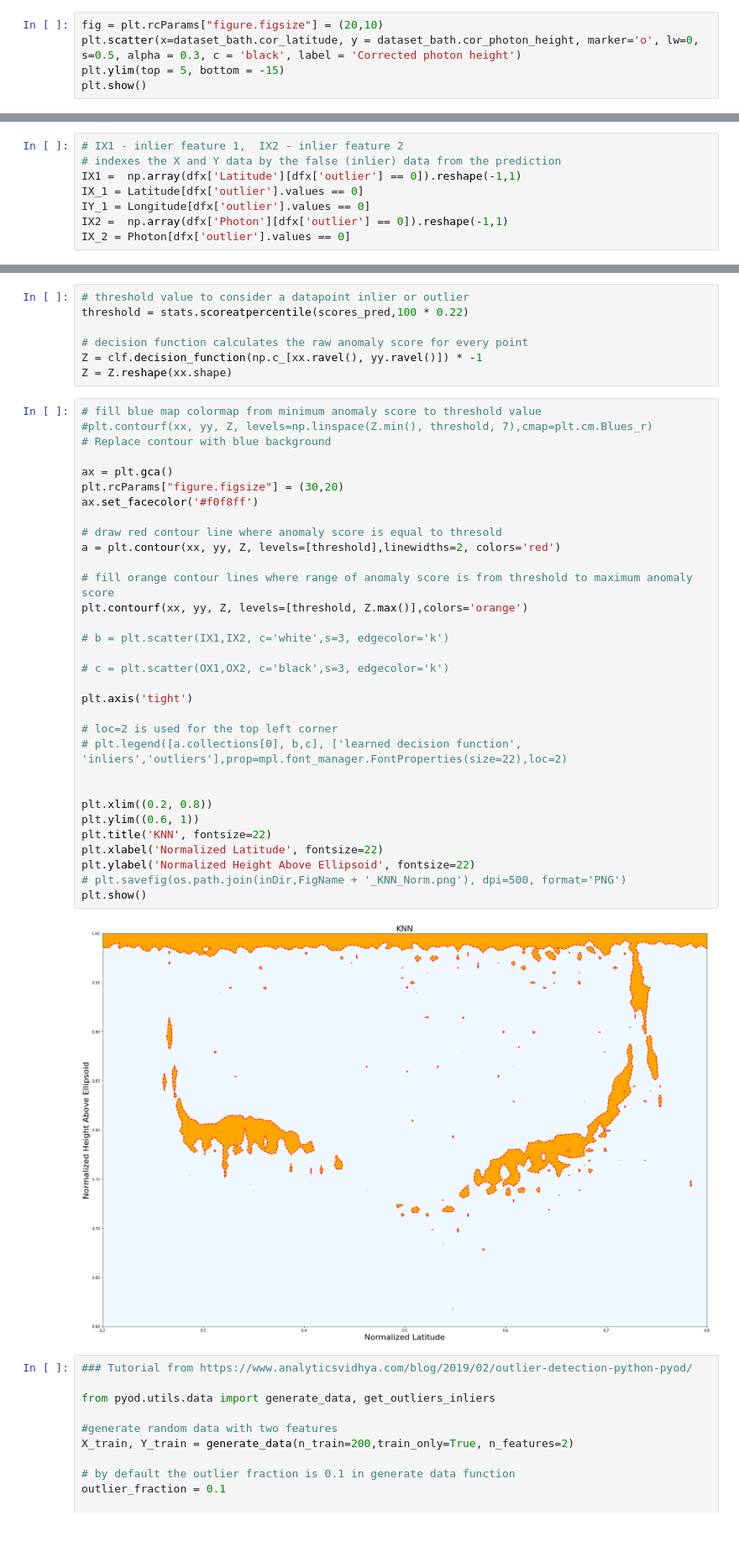
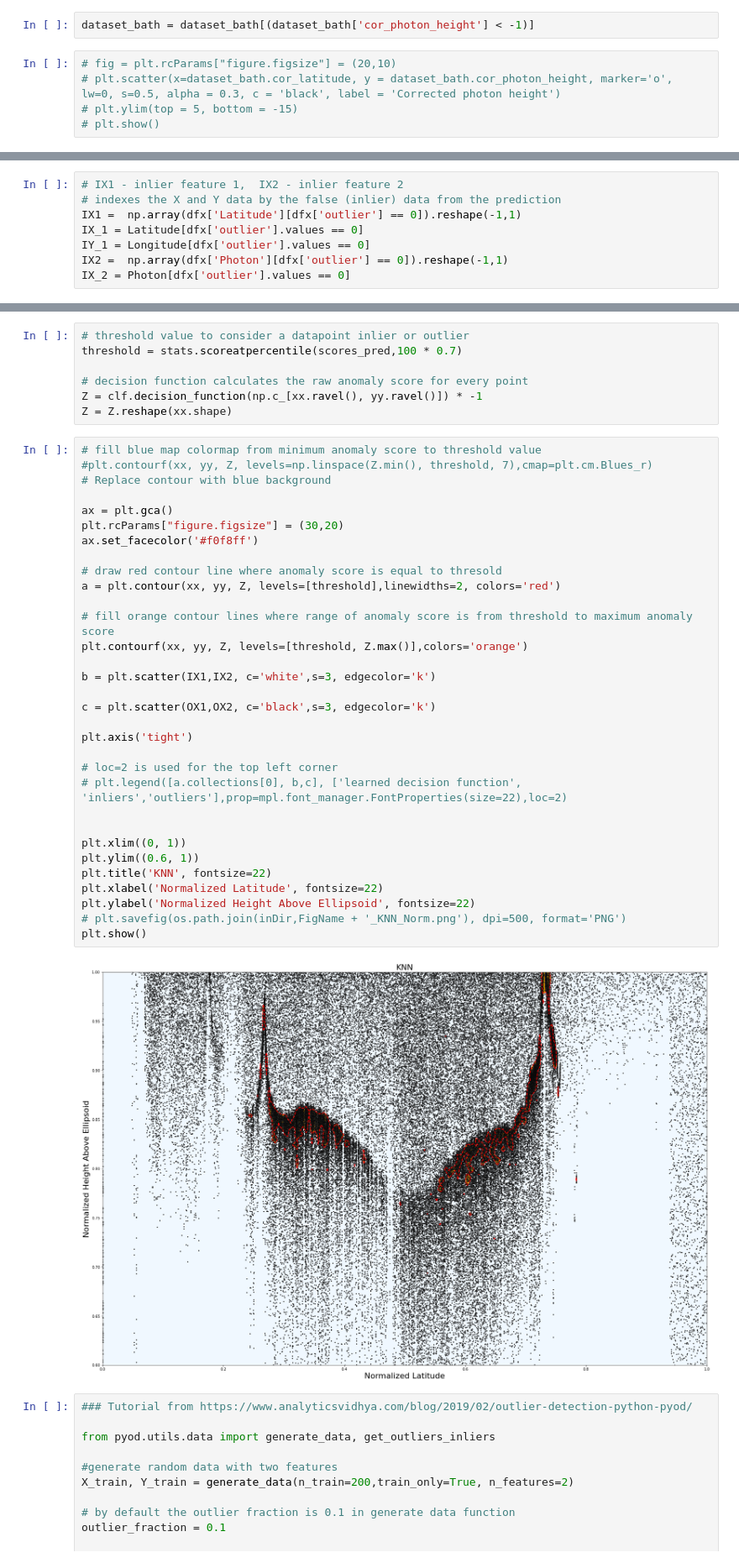
Before and after one commit to nmt28/C-SHELPh, a Jupyter notebook: 4.Bathymetry_modeling/pyod_bathy_model.ipynb, the cells around one changed output, grey strips where cells are left out. Shown at 84% size. Drawn from its saved outputs; the diff is of its cells as text; blank space fills up the shorter version.

```diff
--- a/4.Bathymetry_modeling/pyod_bathy_model.ipynb
+++ b/4.Bathymetry_modeling/pyod_bathy_model.ipynb
@@ -340,5 +324,7 @@ dataset_bath
+# %%
+dataset_bath = dataset_bath[(dataset_bath['cor_photon_height'] < -1)]
 # %%
-fig = plt.rcParams["figure.figsize"] = (20,10)
-plt.scatter(x=dataset_bath.cor_latitude, y = dataset_bath.cor_photon_height, marker='o', lw=0, s=0.5, alpha = 0.3, c = 'black', label = 'Corrected photon height')
-plt.ylim(top = 5, bottom = -15)
-plt.show()
+# fig = plt.rcParams["figure.figsize"] = (20,10)
+# plt.scatter(x=dataset_bath.cor_latitude, y = dataset_bath.cor_photon_height, marker='o', lw=0, s=0.5, alpha = 0.3, c = 'black', label = 'Corrected photon height')
+# plt.ylim(top = 5, bottom = -15)
+# plt.show()
@@ -425,6 +409,6 @@ OUTLIERS :  33085 INLIERS :  402780 KNN
 # %%
 # threshold value to consider a datapoint inlier or outlier
-threshold = stats.scoreatpercentile(scores_pred,100 * 0.22)
+threshold = stats.scoreatpercentile(scores_pred,100 * 0.7)
 
 # decision function calculates the raw anomaly score for every point
 Z = clf.decision_function(np.c_[xx.ravel(), yy.ravel()]) * -1
@@ -432,37 +416,37 @@ Z = Z.reshape(xx.shape)
 # %%
 # fill blue map colormap from minimum anomaly score to threshold value
 #plt.contourf(xx, yy, Z, levels=np.linspace(Z.min(), threshold, 7),cmap=plt.cm.Blues_r)
 # Replace contour with blue background
 
 ax = plt.gca()
 plt.rcParams["figure.figsize"] = (30,20)
 ax.set_facecolor('#f0f8ff')
 
 # draw red contour line where anomaly score is equal to thresold
 a = plt.contour(xx, yy, Z, levels=[threshold],linewidths=2, colors='red')
 
 # fill orange contour lines where range of anomaly score is from threshold to maximum anomaly score
 plt.contourf(xx, yy, Z, levels=[threshold, Z.max()],colors='orange')
 
-# b = plt.scatter(IX1,IX2, c='white',s=3, edgecolor='k')
+b = plt.scatter(IX1,IX2, c='white',s=3, edgecolor='k')
 
-# c = plt.scatter(OX1,OX2, c='black',s=3, edgecolor='k')
+c = plt.scatter(OX1,OX2, c='black',s=3, edgecolor='k')
 
 plt.axis('tight')
 
 # loc=2 is used for the top left corner
 # plt.legend([a.collections[0], b,c], ['learned decision function', 'inliers','outliers'],prop=mpl.font_manager.FontProperties(size=22),loc=2)
 
 
-plt.xlim((0.2, 0.8))
+plt.xlim((0, 1))
 plt.ylim((0.6, 1))
 plt.title('KNN', fontsize=22)
 plt.xlabel('Normalized Latitude', fontsize=22)
 plt.ylabel('Normalized Height Above Ellipsoid', fontsize=22)
 # plt.savefig(os.path.join(inDir,FigName + '_KNN_Norm.png'), dpi=500, format='PNG')
 plt.show()
 # %% [output]
-[figure, old version]
+[figure, new version]
 # %%
 ### Tutorial from https://www.analyticsvidhya.com/blog/2019/02/outlier-detection-python-pyod/
 
```
Also changed, not shown: parts of 5 cells of this notebook.
